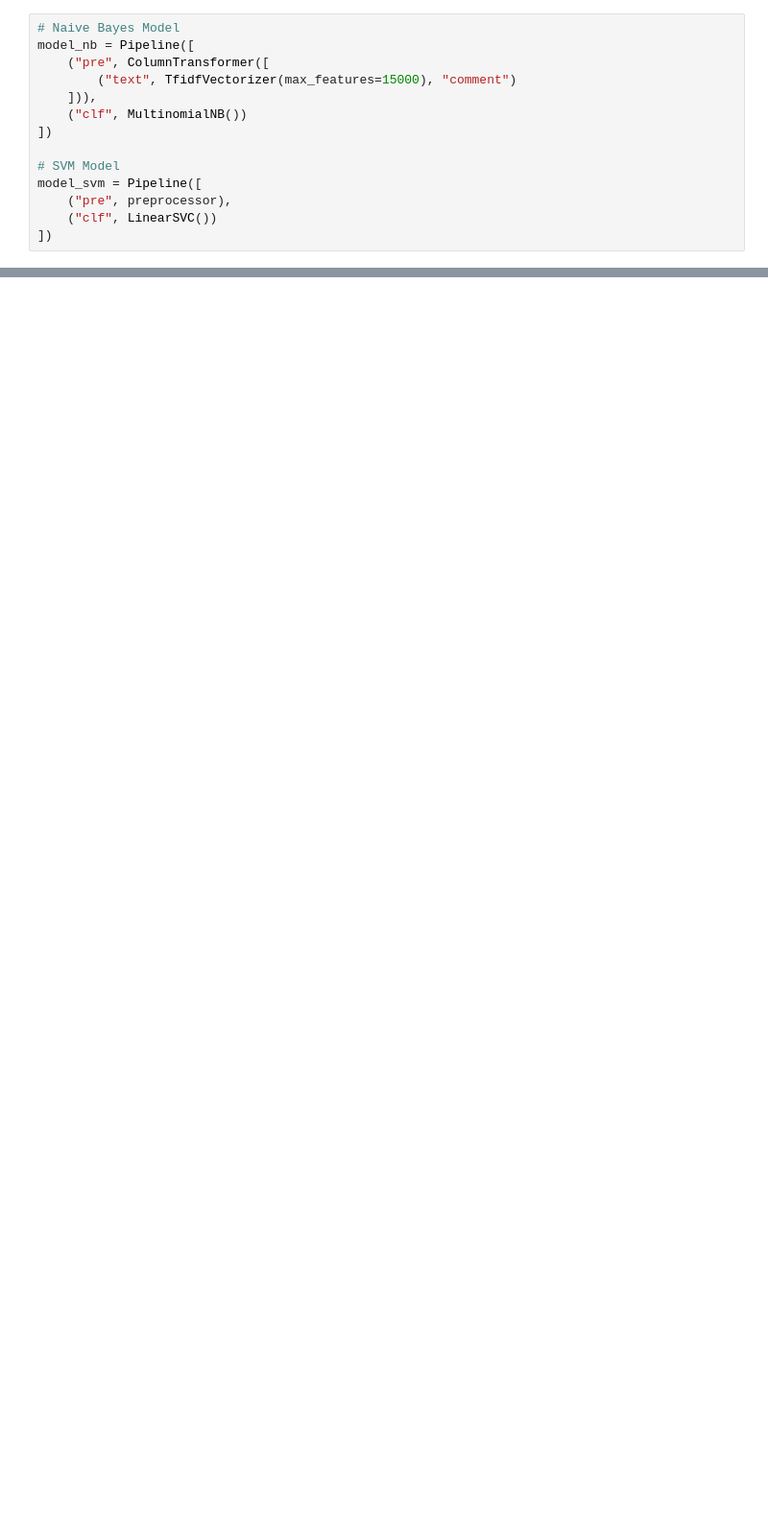
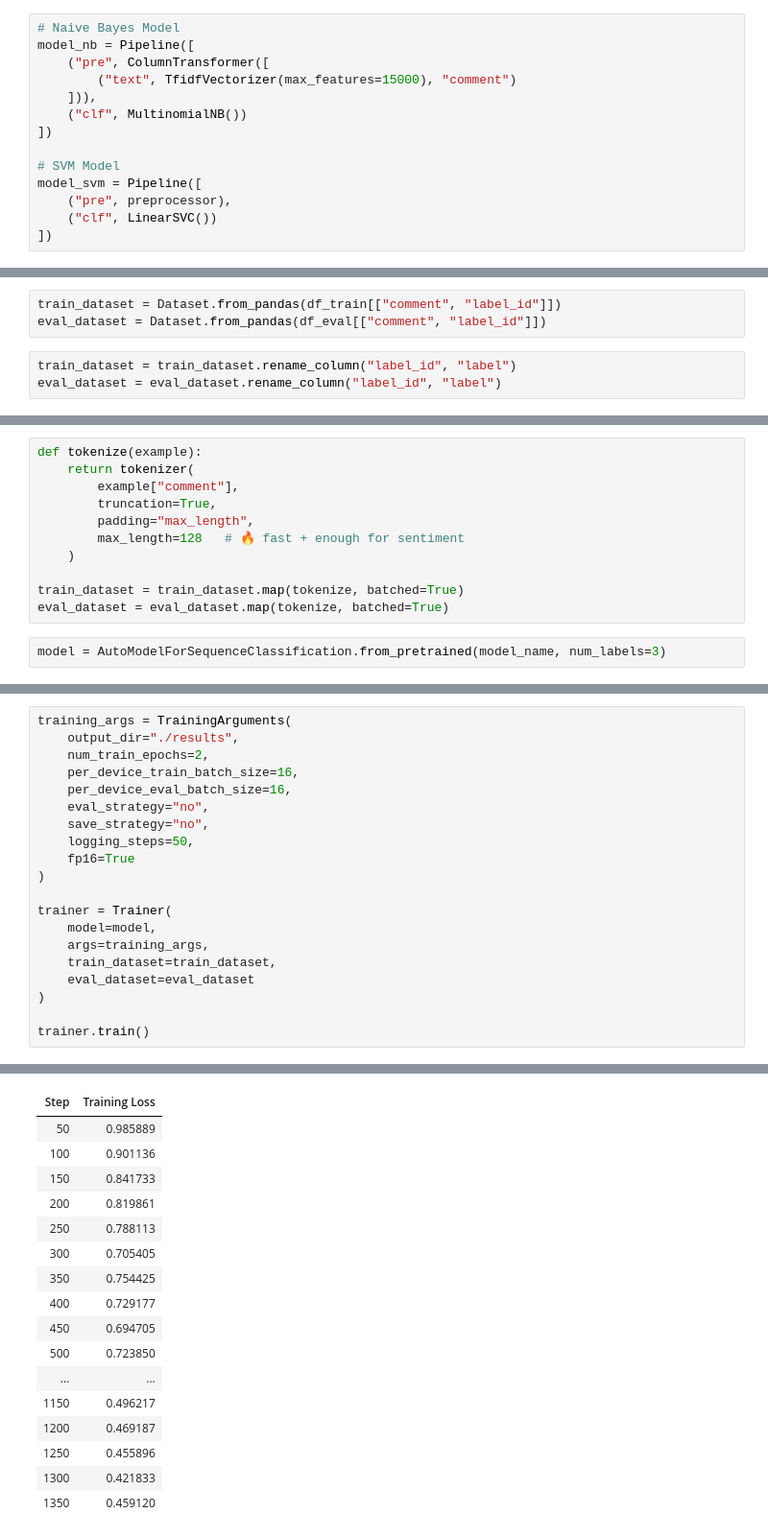
Before and after one commit to Spenz7/SC4021, a Jupyter notebook: 3.3New/Classification.ipynb, the cells around one changed output, grey strips where cells are left out. Shown at 96% size. Drawn from its saved outputs; the diff is of its cells as text; blank space fills up the shorter version.

```diff
--- a/3.3New/Classification.ipynb
+++ b/3.3New/Classification.ipynb
@@ -428 +569,7 @@ NB + SVM → Accuracy: 0.4710, F1: 0.3612
+# %%
+train_dataset = Dataset.from_pandas(df_train[["comment", "label_id"]])
+eval_dataset = Dataset.from_pandas(df_eval[["comment", "label_id"]])
+# %%
+train_dataset = train_dataset.rename_column("label_id", "label")
+eval_dataset = eval_dataset.rename_column("label_id", "label")
 # %%
@@ -468,0 +579,13 @@ print(results)
+# %%
+def tokenize(example):
+    return tokenizer(
+        example["comment"],
+        truncation=True,
+        padding="max_length",
+        max_length=128   # 🔥 fast + enough for sentiment
+    )
+
+train_dataset = train_dataset.map(tokenize, batched=True)
+eval_dataset = eval_dataset.map(tokenize, batched=True)
+# %%
+model = AutoModelForSequenceClassification.from_pretrained(model_name, num_labels=3)
@@ -468,0 +620,21 @@ print(results)
+# %%
+training_args = TrainingArguments(
+    output_dir="./results",
+    num_train_epochs=2,
+    per_device_train_batch_size=16,
+    per_device_eval_batch_size=16,
+    eval_strategy="no",
+    save_strategy="no",
+    logging_steps=50,
+    fp16=True
+)
+
+trainer = Trainer(
+    model=model,
+    args=training_args,
+    train_dataset=train_dataset,
+    eval_dataset=eval_dataset
+)
+
+trainer.train()
+# %% [output]
@@ -468,0 +642,17 @@ print(results)
+| Step | Training Loss |
+| 50 | 0.985889 |
+| 100 | 0.901136 |
+| 150 | 0.841733 |
+| 200 | 0.819861 |
+| 250 | 0.788113 |
+| 300 | 0.705405 |
+| 350 | 0.754425 |
+| 400 | 0.729177 |
+| 450 | 0.694705 |
+| 500 | 0.723850 |
+| ... | ... |
+| 1150 | 0.496217 |
+| 1200 | 0.469187 |
+| 1250 | 0.455896 |
+| 1300 | 0.421833 |
+| 1350 | 0.459120 |
```
Also changed, not shown: parts of 25 cells of this notebook.
